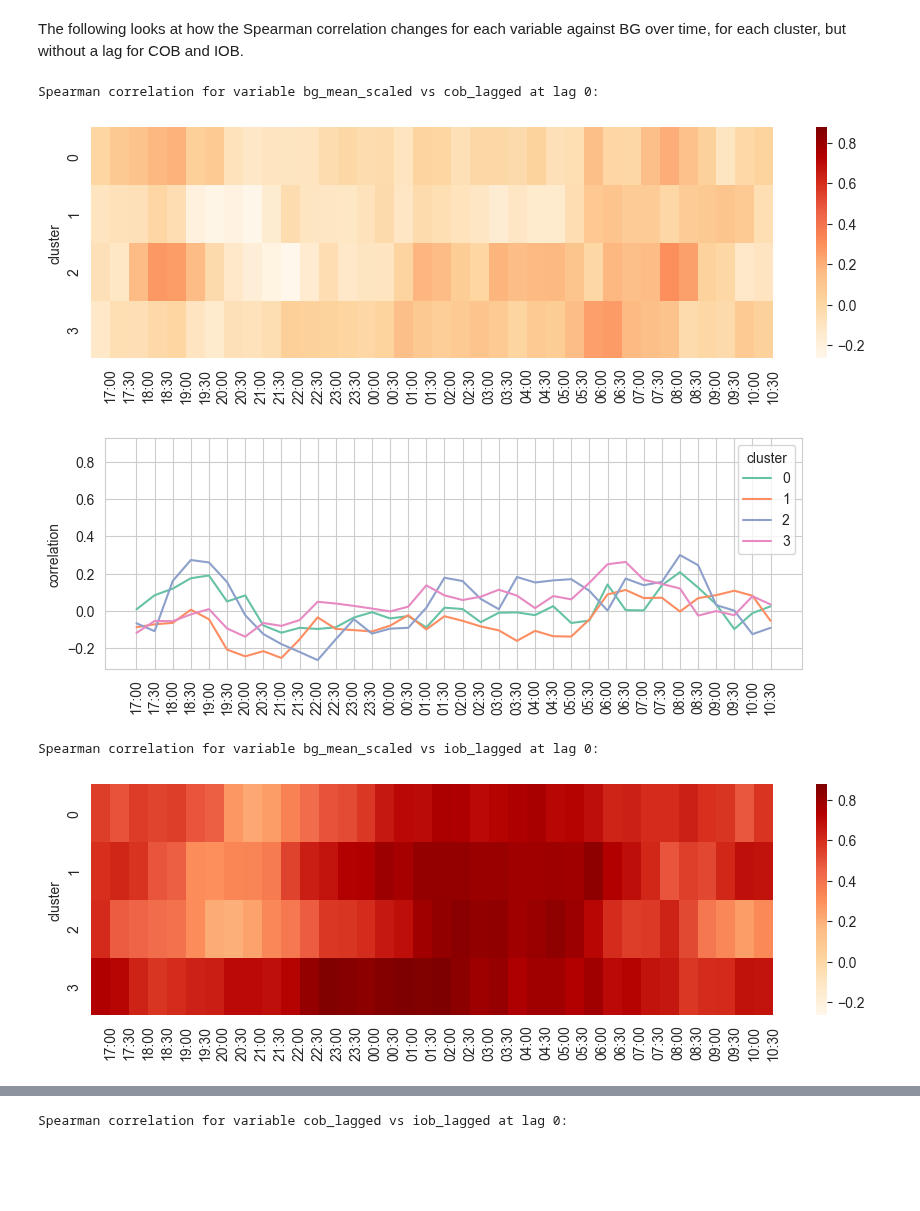
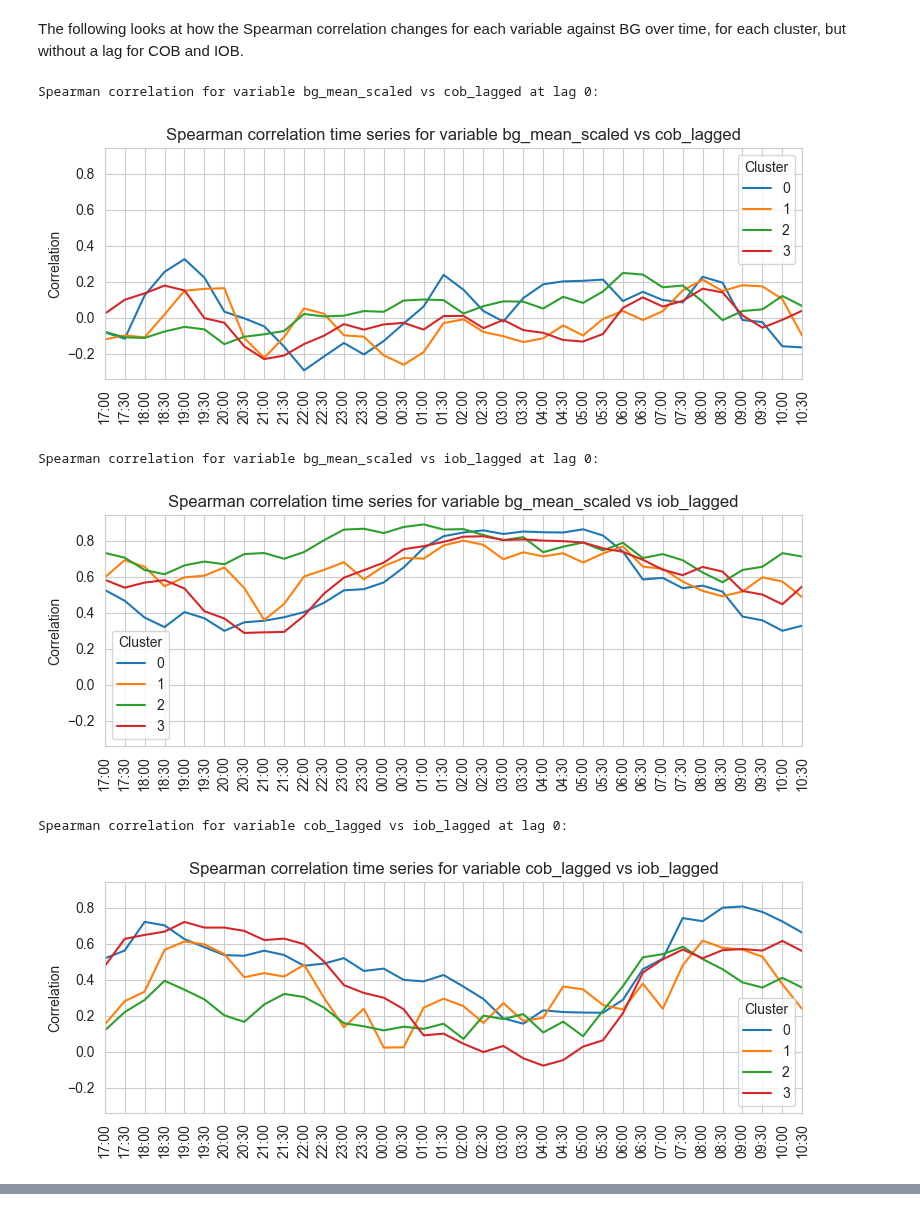
Before and after one commit to rdbrist/masters_project, a Jupyter notebook: notebooks/2.03b-rd-analysis-of-night-clusters.ipynb, the cells around one changed output, grey strips where cells are left out. Drawn from its saved outputs; the diff is of its cells as text; code cells hidden in the pictures; blank space fills up the shorter version.

```diff
--- a/notebooks/2.03b-rd-analysis-of-night-clusters.ipynb
+++ b/notebooks/2.03b-rd-analysis-of-night-clusters.ipynb
@@ -257,5 +228,5 @@ And now check each of the non-linear regression models against this baseline.
 # %%
-# print('Decision Tree on COB lagged values')
-# dt_results = rel.apply_cv_regression(model='DecisionTreeRegressor', variables=['cob_lagged'])
-# dt_results = pd.DataFrame.from_records(dt_results)
-# heatmap_metrics(dt_results)
+print('Decision Tree on COB lagged values')
+dt_results = rel.apply_cv_regression(model='DecisionTreeRegressor', variables=['cob_lagged'])
+dt_results = pd.DataFrame.from_records(dt_results)
+heatmap_metrics(dt_results)
@@ -262,5 +236,5 @@ And now check each of the non-linear regression models against this baseline.
 # %%
-# print('Random Forest on COB lagged values')
-# rf_results = rel.apply_cv_regression(model='RandomForestRegressor', variables=['cob_lagged'])
-# rf_results = pd.DataFrame.from_records(rf_results)
-# heatmap_metrics(rf_results)
+print('Random Forest on COB lagged values')
+rf_results = rel.apply_cv_regression(model='RandomForestRegressor', variables=['cob_lagged'])
+rf_results = pd.DataFrame.from_records(rf_results)
+heatmap_metrics(rf_results)
@@ -321,7 +307,7 @@ df_ks_by_cluster = pd.DataFrame(columns=['cluster', 'statistic', 'p-value'])
 df_ks_by_cluster = df_ks_by_cluster.astype({'cluster': 'int', 'statistic': 'float', 'p-value': 'float'})
 variables = ['bg mean', 'cob mean', 'iob mean']
 for v in variables:
-    df_ks = check_normality_cluster(df_to_compare.rename(columns={'tsne_cluster_label': 'cluster'}), v)
+    df_ks = check_normality_cluster(df_to_compare.rename(columns={'cluster_label': 'cluster'}), v)
     df_ks['variable'] = v
     df_ks_by_cluster = pd.concat([df_ks_by_cluster, df_ks])
 
@@ -329,7 +315,7 @@ night_start = time(17, 0)
 df_ks_by_time = pd.DataFrame(columns=['cluster', 'time', 'statistic', 'p-value'])
 df_ks_by_time = df_ks_by_time.astype({'cluster': 'int', 'time': 'str', 'statistic': 'float', 'p-value': 'float'})
 for v in variables:
-    df_ks = check_normality_by_time(df_to_compare.rename(columns={'tsne_cluster_label': 'cluster'}), v, night_start)
+    df_ks = check_normality_by_time(df_to_compare.rename(columns={'cluster_label': 'cluster'}), v, night_start)
     df_ks['variable'] = v
     df_ks['minutes_since_night_start'] = df_ks['time'].apply(lambda t: minutes_since_night_start(t, night_start))
     df_ks['rank'] = df_ks['minutes_since_night_start'].rank(method='dense').astype(int)
@@ -386,29 +376,30 @@ plt.show()
 # %% [markdown]
 The following looks at how the Spearman correlation changes for each variable against BG over time, for each cluster, but without a lag for COB and IOB.
 # %%
+line_colours = cluster_colours()
 lag = 0
 for v, group_df in df_spearman[df_spearman['lag']==lag].groupby('variables'):
     print(f'Spearman correlation for variable {v} at lag {lag}:')
     group_df = group_df.drop(columns='variables')
-    group_df['minutes_since_night_start'] = group_df['time'].apply(lambda t: minutes_since_night_start(t, night_start))
-    group_df['rank'] = group_df['minutes_since_night_start'].rank(method='dense').astype(int)
-    spearman_matrix = group_df.pivot_table(index='cluster', columns='rank', values='correlation', aggfunc='mean')
 
-    fig = plt.figure(figsize=(11, 3))
-    sns.heatmap(spearman_matrix, annot=False, fmt=".3f", cmap="OrRd", vmin=vmin, vmax=vmax)
-    plt.xticks(x_ticks['rank'], x_ticks['time'], rotation=90)
-    plt.xlabel(None)
-    plt.show()
-
-    fig = plt.figure(figsize=(9, 3))
-    sns.lineplot(group_df, x='rank', y='correlation', hue='cluster', palette='Set2')
-    plt.xticks(x_ticks['rank'], x_ticks['time'], rotation=90)
+    fig, ax = plt.subplots(figsize=(9, 3))
+    group_df['time'] = group_df['time'].apply(lambda x: normalise_overnight_time(x, 11))
+    sns.lineplot(group_df, x='time', y='correlation', hue='cluster', palette=line_colours, ax=ax)
+    ax.xaxis.set_major_formatter(mdates.DateFormatter('%H:%M'))
+    ax.xaxis.set_major_locator(mdates.MinuteLocator(interval=30))
     plt.xlabel(None)
     plt.ylim(df_spearman['correlation'].min()-0.05,df_spearman['correlation'].max()+0.05)
+    plt.xlim(group_df['time'].min(), group_df['time'].max())
+    plt.xticks(rotation=90)
+    plt.legend(title='Cluster')
+    plt.ylabel('Correlation')
+    plt.title(f'Spearman correlation time series for variable {v}')
+    plt.savefig(FIGURES_DIR / f'spearman_timeseries_{v.replace(" ", "_")}.png', bbox_inches='tight')
     plt.show()
 # %% [output]
 Spearman correlation for variable bg_mean_scaled vs cob_lagged at lag 0:
-[figure, old version]
+[figure, new version]
+Spearman correlation for variable bg_mean_scaled vs iob_lagged at lag 0:
-[figure, old version]
+[figure, new version]
-Spearman correlation for variable bg_mean_scaled vs iob_lagged at lag 0:
+Spearman correlation for variable cob_lagged vs iob_lagged at lag 0:
-[figure, old version]
+[figure, new version]
@@ -416 +405,0 @@ Spearman correlation for variable bg_mean_scaled vs iob_lagged at lag 0:
-Spearman correlation for variable cob_lagged vs iob_lagged at lag 0:
```
Also changed, not shown: parts of 27 cells of this notebook, 9 other files.
